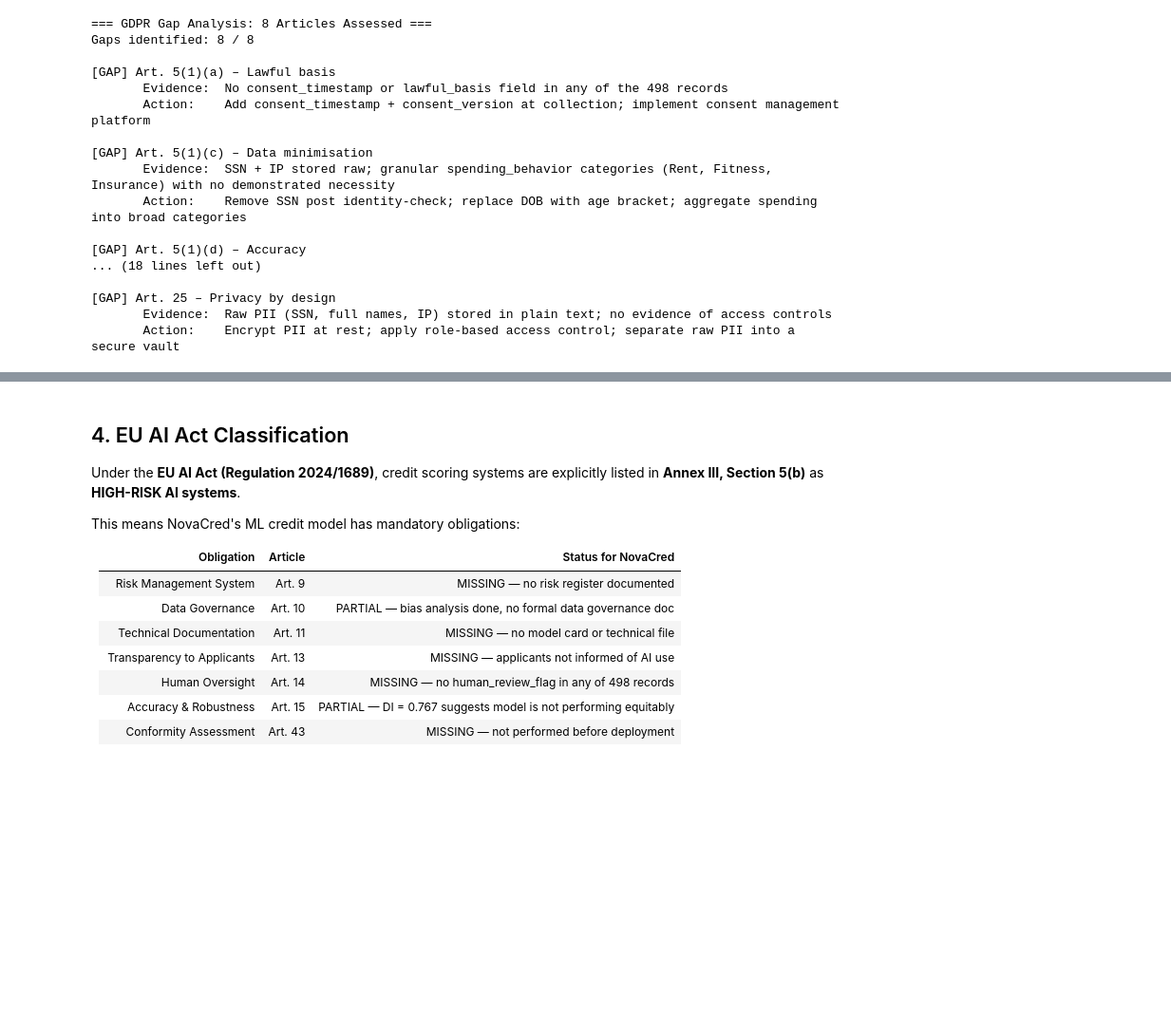
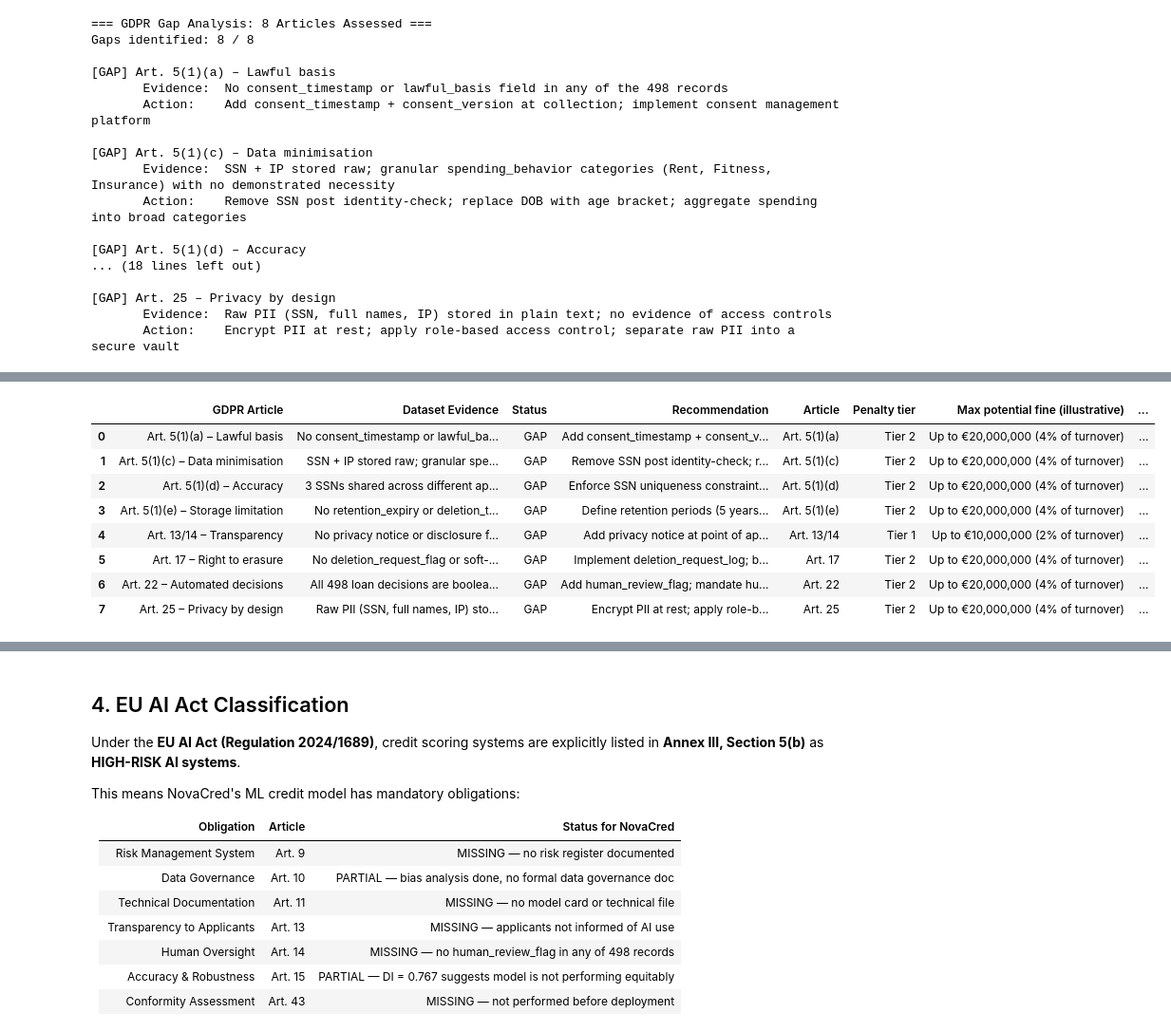
Before and after one commit to PC66323/2606_Data-Ecosystems_G14_novacred, a Jupyter notebook: notebooks/03-privacy-demo.ipynb, the cells around one changed output, grey strips where cells are left out. Shown at 95% size. Saved outputs shown, nothing was run; the diff lists cells and outputs as text; code cells hidden in the pictures; blank space fills up the shorter version.

```diff
--- a/notebooks/03-privacy-demo.ipynb
+++ b/notebooks/03-privacy-demo.ipynb
@@ -269,3 +312,7 @@ Gaps identified: 8 / 8
 [GAP] Art. 25 – Privacy by design
        Evidence:  Raw PII (SSN, full names, IP) stored in plain text; no evidence of access controls
        Action:    Encrypt PII at rest; apply role-based access control; separate raw PII into a secure vault
+# %%
+# Helper: extract short Article key from "GDPR Article"
+gdpr_df["Article"] = gdpr_df["GDPR Article"].str.split("–").str[0].str.strip()
+gdpr_df[["GDPR Article", "Article"]]
@@ -271,0 +340,56 @@ Gaps identified: 8 / 8
+# %%
+import pandas as pd
+
+# Start from the GDPR gap dataframe with the new 'Article' helper column
+gdpr_penalties = gdpr_df.copy()
+
+# Map each article to a penalty tier (adapt if needed)
+tier_mapping = {
+    "Art. 5(1)(a)": "Tier 2",   # Lawfulness
+    "Art. 5(1)(c)": "Tier 2",   # Data minimisation
+    "Art. 5(1)(d)": "Tier 2",   # Accuracy
+    "Art. 5(1)(e)": "Tier 2",   # Storage limitation
+    "Art. 13/14": "Tier 1",     # Transparency
+    "Art. 17": "Tier 2",        # Erasure
+    "Art. 22": "Tier 2",        # Automated decisions
+    "Art. 25": "Tier 2",        # Privacy by design
+}
+
+gdpr_penalties["Penalty tier"] = gdpr_penalties["Article"].map(tier_mapping).fillna("Tier 1")
+
+# Define max fine caps for a hypothetical €50M turnover
+turnover_eur = 50_000_000
+tier_caps = {
+    "Tier 1": {
+        "max_eur": max(10_000_000, 0.02 * turnover_eur),
+        "max_pct": "2%",
+    },
+    "Tier 2": {
+        "max_eur": max(20_000_000, 0.04 * turnover_eur),
+        "max_pct": "4%",
+    },
+}
+
+def compute_max_fine(tier: str) -> str:
+    cap = tier_caps[tier]
+    return f"Up to €{cap['max_eur']:,.0f} ({cap['max_pct']} of turnover)"
+
+gdpr_penalties["Max potential fine (illustrative)"] = gdpr_penalties["Penalty tier"].apply(compute_max_fine)
+
+# Qualitative exposure
+high_risk_articles = ["Art. 5(1)(a)", "Art. 5(1)(c)", "Art. 5(1)(d)", "Art. 22", "Art. 25"]
+gdpr_penalties["Exposure (qualitative)"] = gdpr_penalties["Article"].apply(
+    lambda x: "High" if x in high_risk_articles else "Medium"
+)
+
+gdpr_penalties
+# %% [output]
+|  | GDPR Article | Dataset Evidence | Status | Recommendation | Article | Penalty tier | Max potential fine (illustrative) | ... |
+| 0 | Art. 5(1)(a) – Lawful basis | No consent_timestamp or lawful_ba... | GAP | Add consent_timestamp + consent_v... | Art. 5(1)(a) | Tier 2 | Up to €20,000,000 (4% of turnover) | ... |
+| 1 | Art. 5(1)(c) – Data minimisation | SSN + IP stored raw; granular spe... | GAP | Remove SSN post identity-check; r... | Art. 5(1)(c) | Tier 2 | Up to €20,000,000 (4% of turnover) | ... |
+| 2 | Art. 5(1)(d) – Accuracy | 3 SSNs shared across different ap... | GAP | Enforce SSN uniqueness constraint... | Art. 5(1)(d) | Tier 2 | Up to €20,000,000 (4% of turnover) | ... |
+| 3 | Art. 5(1)(e) – Storage limitation | No retention_expiry or deletion_t... | GAP | Define retention periods (5 years... | Art. 5(1)(e) | Tier 2 | Up to €20,000,000 (4% of turnover) | ... |
+| 4 | Art. 13/14 – Transparency | No privacy notice or disclosure f... | GAP | Add privacy notice at point of ap... | Art. 13/14 | Tier 1 | Up to €10,000,000 (2% of turnover) | ... |
+| 5 | Art. 17 – Right to erasure | No deletion_request_flag or soft-... | GAP | Implement deletion_request_log; b... | Art. 17 | Tier 2 | Up to €20,000,000 (4% of turnover) | ... |
+| 6 | Art. 22 – Automated decisions | All 498 loan decisions are boolea... | GAP | Add human_review_flag; mandate hu... | Art. 22 | Tier 2 | Up to €20,000,000 (4% of turnover) | ... |
+| 7 | Art. 25 – Privacy by design | Raw PII (SSN, full names, IP) sto... | GAP | Encrypt PII at rest; apply role-b... | Art. 25 | Tier 2 | Up to €20,000,000 (4% of turnover) | ... |
```
Also changed, not shown: parts of 23 cells of this notebook.
